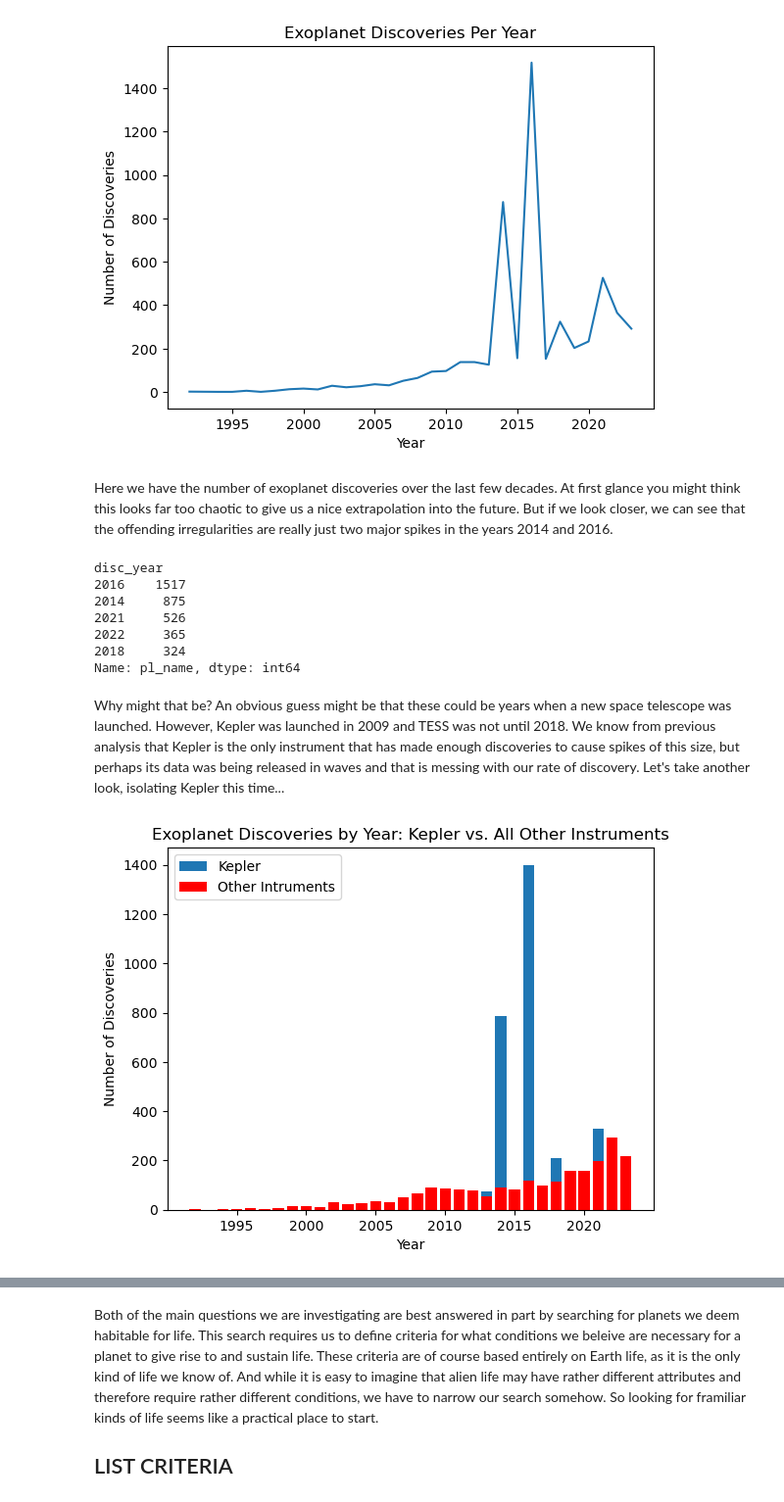
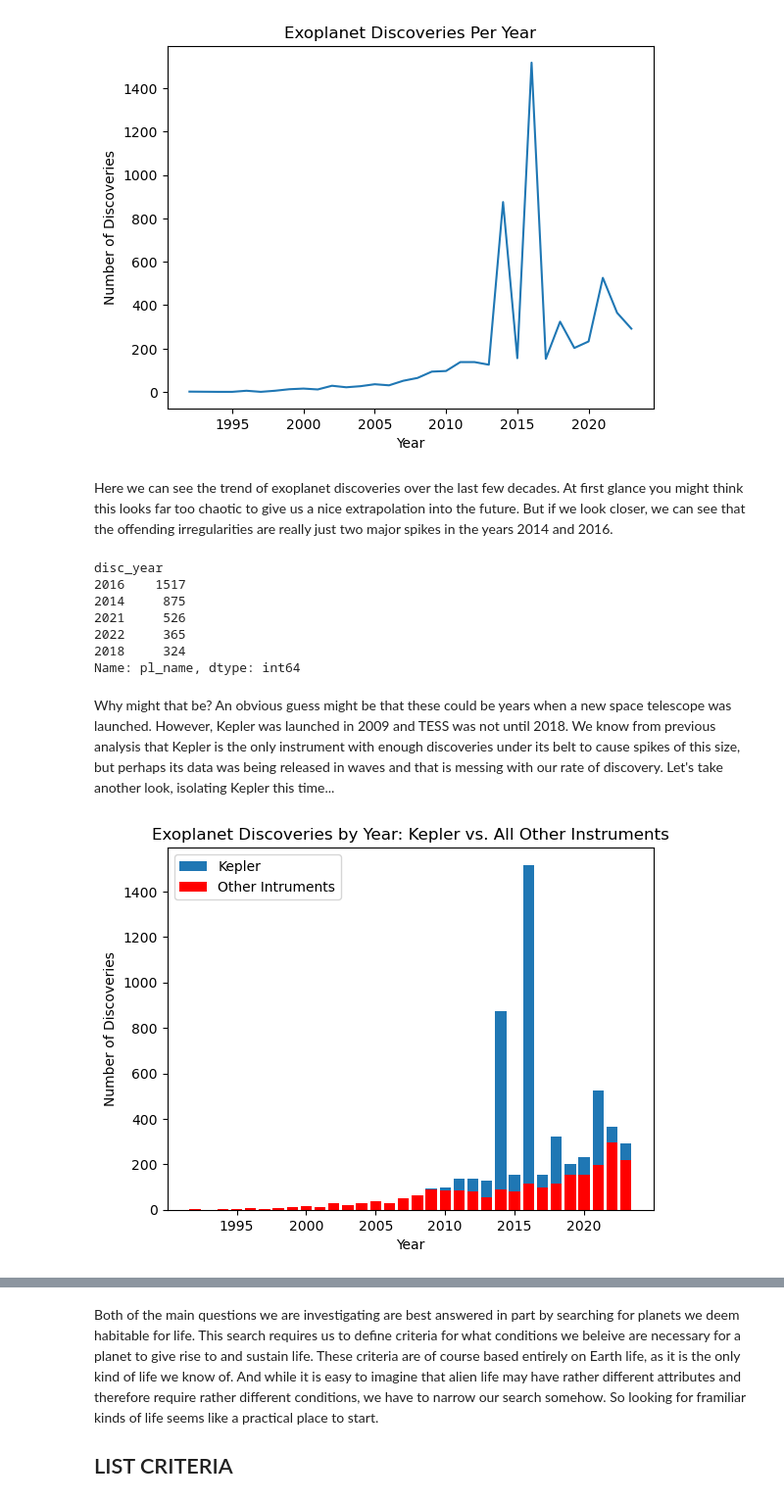
Before and after one commit to RBiebrich/NASA_Exoplanet_Data_Analysis, a Jupyter notebook: exoplanets.ipynb, the cells around one changed output, grey strips where cells are left out. Shown at 98% size. Drawn from its saved outputs; the diff is of its cells as text; code cells hidden in the pictures.

Commit message:
took care of extrapolation + visual, gravity calculations, and lots of md edits/additions

```diff
--- a/exoplanets.ipynb
+++ b/exoplanets.ipynb
@@ -140,7 +141,7 @@ discoveries_per_year_plot()
 # %% [output]
 [figure]
 # %% [markdown]
-Here we have the number of exoplanet discoveries over the last few decades. At first glance you might think this looks far too chaotic to give us a nice extrapolation into the future. But if we look closer, we can see that the offending irregularities are really just two major spikes in the years 2014 and 2016.
+Here we can see the trend of exoplanet discoveries over the last few decades. At first glance you might think this looks far too chaotic to give us a nice extrapolation into the future. But if we look closer, we can see that the offending irregularities are really just two major spikes in the years 2014 and 2016.
 # %%
 biggest_year = discoveries_per_year.sort_values('pl_name', ascending=False)['pl_name']
 biggest_year.head(5)
@@ -153,33 +154,30 @@ disc_year
 2018     324
 Name: pl_name, dtype: int64
 # %% [markdown]
- Why might that be? An obvious guess might be that these could be years when a new space telescope was launched. However, Kepler was launched in 2009 and TESS was not until 2018. We know from previous analysis that Kepler is the only instrument that has made enough discoveries to cause spikes of this size, but perhaps its data was being released in waves and that is messing with our rate of discovery. Let's take another look, isolating Kepler this time...
+ Why might that be? An obvious guess might be that these could be years when a new space telescope was launched. However, Kepler was launched in 2009 and TESS was not until 2018. We know from previous analysis that Kepler is the only instrument with enough discoveries under its belt to cause spikes of this size, but perhaps its data was being released in waves and that is messing with our rate of discovery. Let's take another look, isolating Kepler this time...
 # %%
-kepler_filter = data['disc_instrument'] == 'Kepler CCD Array'
-kepler_disc_per_year = data[kepler_filter].groupby('disc_year').count()['pl_name']
-
 not_kepler_filter = data['disc_instrument'] != 'Kepler CCD Array'
 not_kepler_disc_per_year = data[not_kepler_filter].groupby('disc_year').count()['pl_name']
 
 def kepler():
 
-    x1 = list(kepler_disc_per_year.index)
-    y1 = kepler_disc_per_year
+    x1 = list(discoveries_per_year['pl_name'].index)
+    y1 = discoveries_per_year['pl_name']
 
     x2 = list(not_kepler_disc_per_year.index)
     y2 = not_kepler_disc_per_year
 
     fig, ax = plt.subplots()
     ax.bar(x1, y1)
     ax.bar(x2, y2, color='red')
     plt.xlabel('Year')
     plt.ylabel('Number of Discoveries')
     plt.title('Exoplanet Discoveries by Year: Kepler vs. All Other Instruments')
     plt.legend(['Kepler', 'Other Intruments'])
 
     plt.show()
 
 kepler()
 # %% [output]
-[figure, old version]
+[figure, new version]
 # %% [markdown]
```
Also changed, not shown: parts of 11 cells of this notebook, 1 other file.
